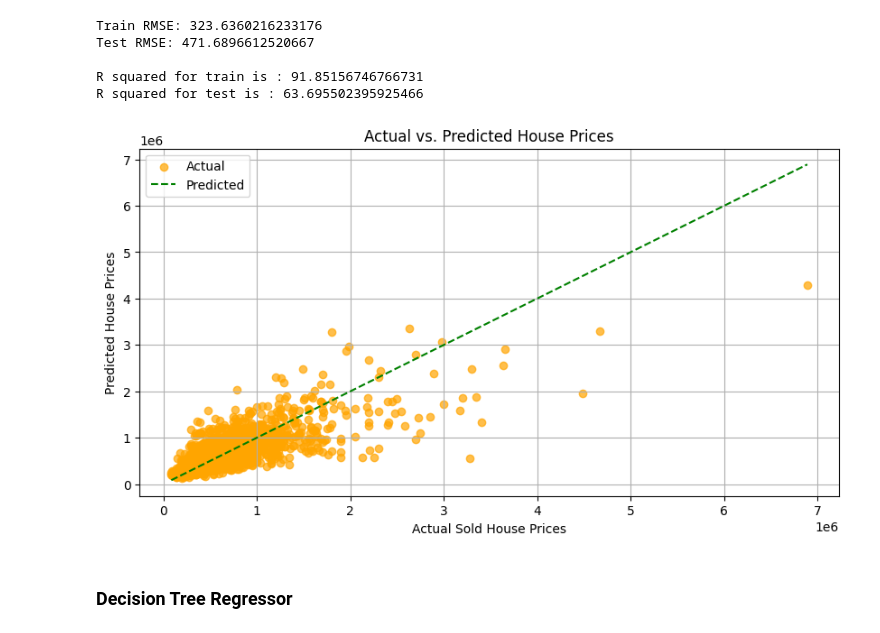
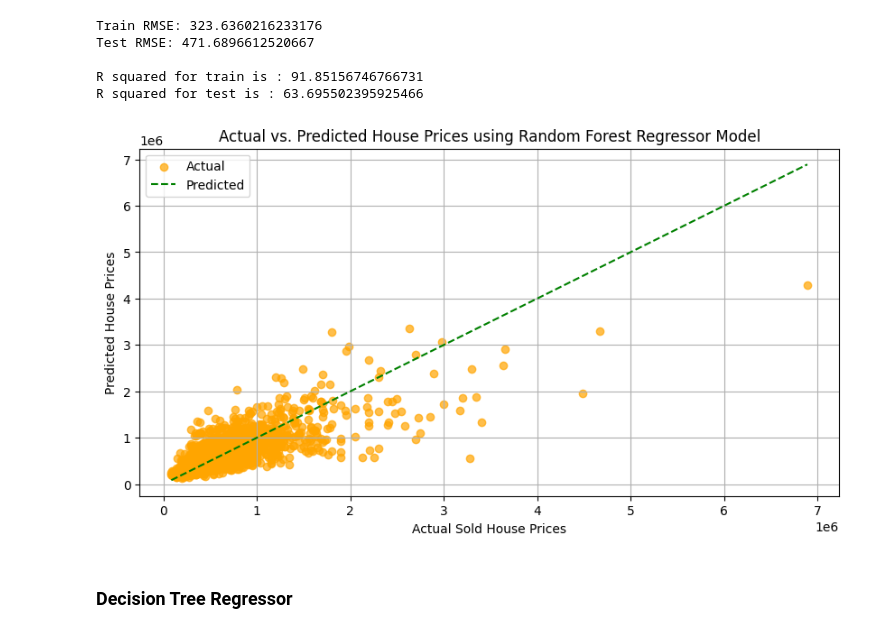
Before and after one commit to s566319/housing_price_proj, a Jupyter notebook: IngaMiller_HousingPrices.ipynb, the cells around one changed output. Cells and saved outputs as stored; diff of their text form; code cells hidden in the pictures.

```diff
--- a/IngaMiller_HousingPrices.ipynb
+++ b/IngaMiller_HousingPrices.ipynb
@@ -365,18 +365,18 @@ R squared for test is : 63.695502395925466
 # %%
 import matplotlib.pyplot as plt
 
 plt.figure(figsize=(10, 5))
 plt.scatter(y_test, y_test_pred, alpha=0.7, color='orange', label='Actual')
 plt.plot([y_test.min(), y_test.max()], [y_test.min(), y_test.max()], color='green', linestyle='--', label='Predicted')
 
 plt.xlabel("Actual Sold House Prices")
 plt.ylabel("Predicted House Prices")
-plt.title("Actual vs. Predicted House Prices")
+plt.title("Actual vs. Predicted House Prices using Random Forest Regressor Model")
 plt.legend()
 plt.grid(True)
 plt.show()
 # %% [output]
-[figure, old version]
+[figure, new version]
 # %% [markdown]
 ### Decision Tree Regressor
 # %%
```
Also changed, not shown: parts of 3 cells of this notebook, 2 other files.
